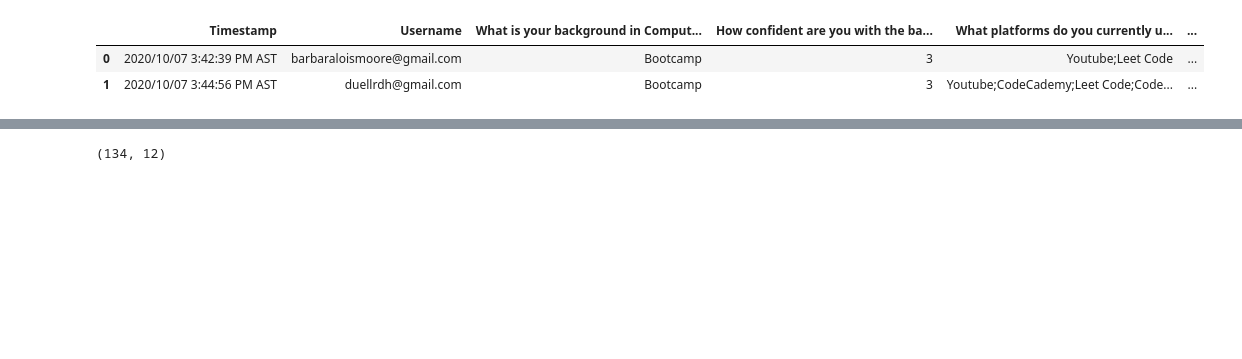
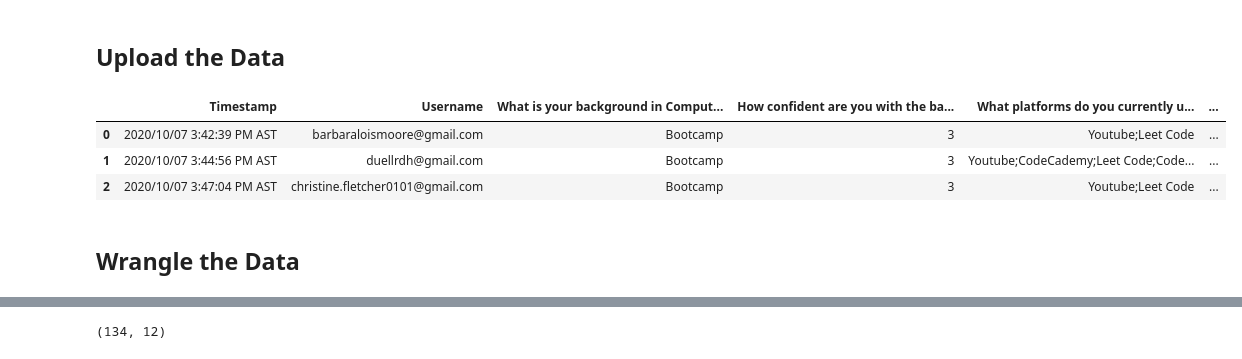
Before and after one commit to tatianaportsova/Illustrated_JS, a Jupyter notebook: Data_Wrangling.ipynb, the cells around one changed output, grey strips where cells are left out. Saved outputs shown, nothing was run; the diff lists cells and outputs as text; code cells hidden in the pictures; blank space fills up the shorter version.

```diff
--- a/Data_Wrangling.ipynb
+++ b/Data_Wrangling.ipynb
@@ -7,10 +7,15 @@ import re
 import warnings
 warnings.simplefilter('ignore')
 warnings.filterwarnings(action='ignore', category=FutureWarning, module='xgboost')
+# %% [markdown]
+## Upload the Data
 # %%
 df = pd.read_csv("computer_science_education_user_survey.csv")
-df.head(2)
+df.head(3)
 # %% [output]
 |  | Timestamp | Username | What is your background in Comput... | How confident are you with the ba... | What platforms do you currently u... | ... |
 | 0 | 2020/10/07 3:42:39 PM AST | barbaraloismoore@gmail.com | Bootcamp | 3 | Youtube;Leet Code | ... |
 | 1 | 2020/10/07 3:44:56 PM AST | duellrdh@gmail.com | Bootcamp | 3 | Youtube;CodeCademy;Leet Code;Code... | ... |
+| 2 | 2020/10/07 3:47:04 PM AST | christine.fletcher0101@gmail.com | Bootcamp | 3 | Youtube;Leet Code | ... |
+# %% [markdown]
+## Wrangle the Data
```
Also changed, not shown: parts of 45 cells of this notebook.
